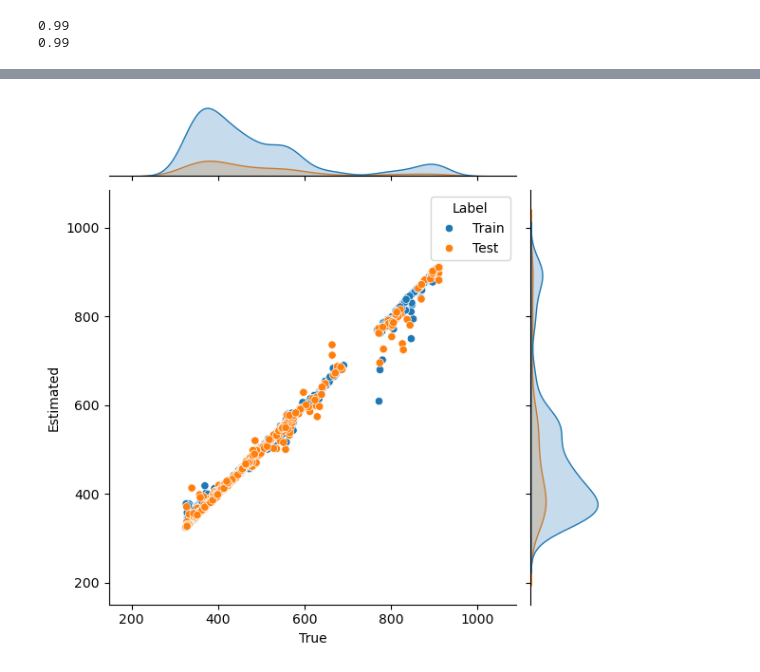
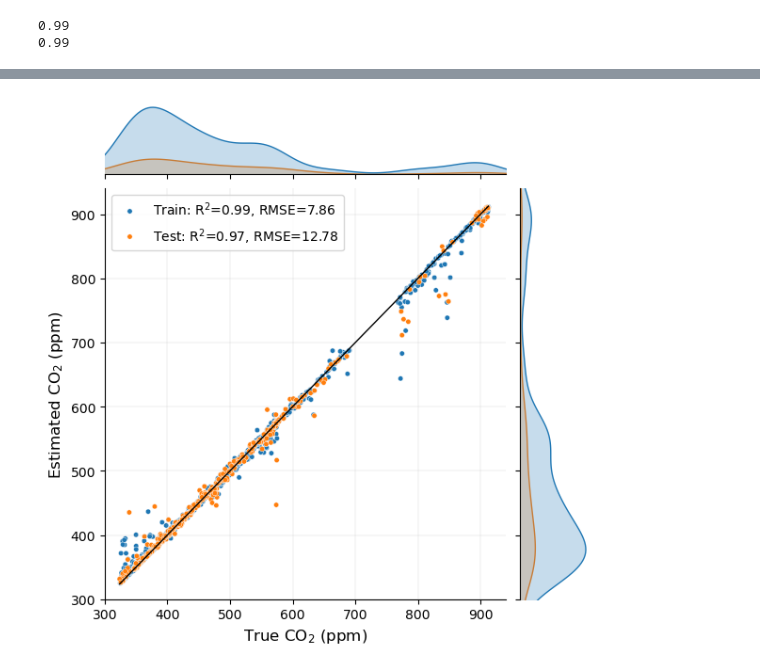
Before and after one commit to mi3nts/Compare_PSD, a Jupyter notebook: CO2/CO2_WM.ipynb, the cells around one changed output, grey strips where cells are left out. Saved outputs shown, nothing was run; the diff lists cells and outputs as text; code cells hidden in the pictures.

Commit message:
Completed marginal distribution scatter plot

```diff
--- a/CO2/CO2_WM.ipynb
+++ b/CO2/CO2_WM.ipynb
@@ -231,10 +231,31 @@ sns_df
 2317 rows × 3 columns
-# %%
-sns.jointplot(data=sns_df, x='True', y='Estimated', kind="scatter", hue='Label')
-
-plt.show()
-# %% [output]
-[figure, removed]
+# %%
+g=sns.jointplot(data=sns_df, x='Actual', y='Estimated', kind="scatter", hue='Label',
+                 xlim=[300, 940], ylim=[300, 940], s=15)
+plt.grid(axis='both',linewidth=0.15)
+
+
+p1 = max(max(train_prediction_RF), max(y_train))
+p2 = min(min(train_prediction_RF), min(y_train))
+
+g.ax_joint.plot([p1, p2], [p1, p2], color='k',linewidth=1)
+
+# Customize the legend
+handles, labels = g.ax_joint.get_legend_handles_labels()
+
+
+g.ax_joint.legend(handles=handles, labels=[ f'Train: R$^2$={correlation_train}, RMSE={RF_rmse_train:.2f}',
+                                               f'Test: R$^2$={correlation_test}, RMSE={RF_rmse_test:.2f}'], title=None)
+
+
+
+g.set_axis_labels(r'True $\mathrm{CO_2}$ (ppm)', r'Estimated $\mathrm{CO_2}$ (ppm)',fontsize=12)
+#plt.xlabel(r'True $\mathrm{CO_2}$ (ppm)', fontsize=15)
+#plt.ylabel(r'Estimated $\mathrm{CO_2}$ (ppm)', fontsize=15)
+
+plt.show()
+# %% [output]
+[figure, added]
 # %%
 ## Lets plot the scatter plot
 
```
Also changed, not shown: parts of 13 cells of this notebook.
